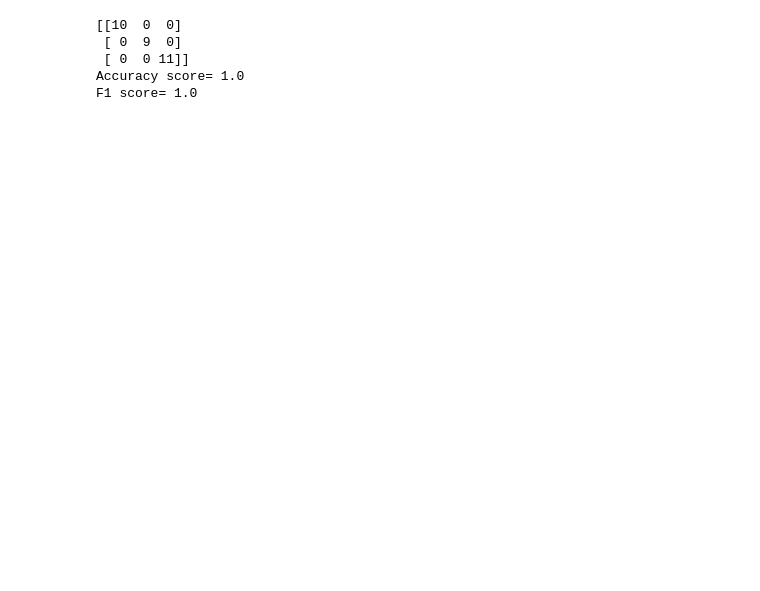
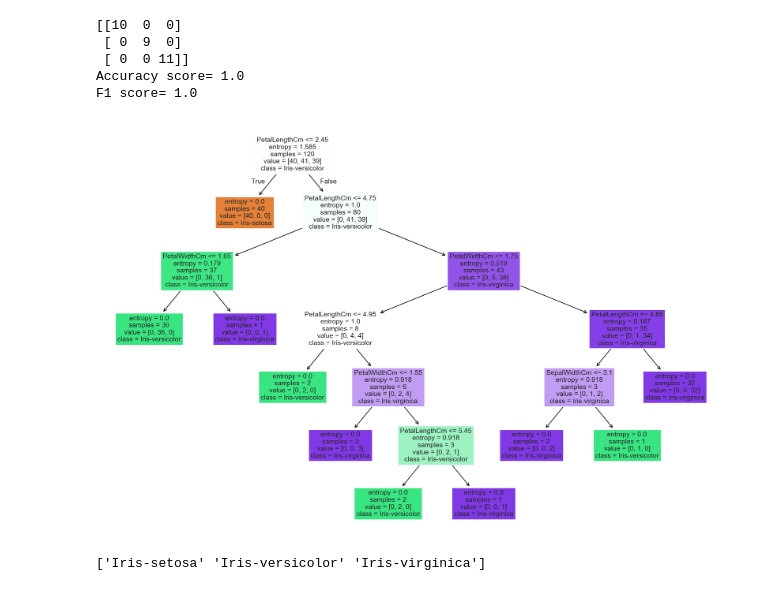
Before and after one commit to sid404-cmd/mdm, a Jupyter notebook: DT/model.ipynb, the cells around one changed output. Drawn from its saved outputs; the diff is of its cells as text; code cells hidden in the pictures; blank space fills up the shorter version.

```diff
--- a/DT/model.ipynb
+++ b/DT/model.ipynb
@@ -70,3 +70,17 @@ print("F1 score=", metrics.f1_score(y_test, y_pred, average="macro"))
  [ 0  0 11]]
 Accuracy score= 1.0
 F1 score= 1.0
+# %%
+import matplotlib.pyplot as plt
+import seaborn as sns
+
+plt.figure(figsize=(12,8), dpi=200)
+tree.plot_tree(model, class_names=le.classes_, feature_names= x.columns, filled=True)
+plt.tight_layout()
+plt.show()
+# %% [output]
+[figure, added]
+# %%
+print(le.classes_)
+# %% [output]
+['Iris-setosa' 'Iris-versicolor' 'Iris-virginica']
```
Also changed, not shown: parts of 3 cells of this notebook.
